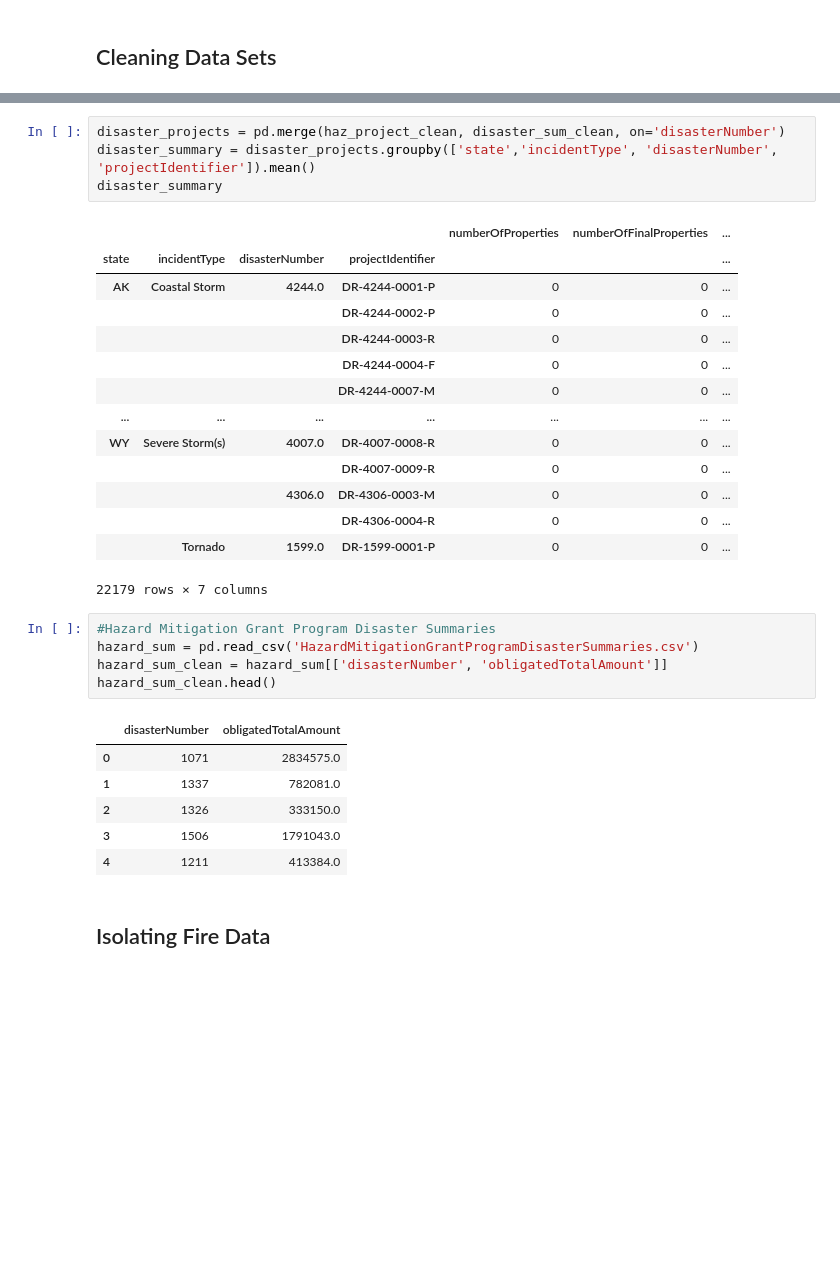
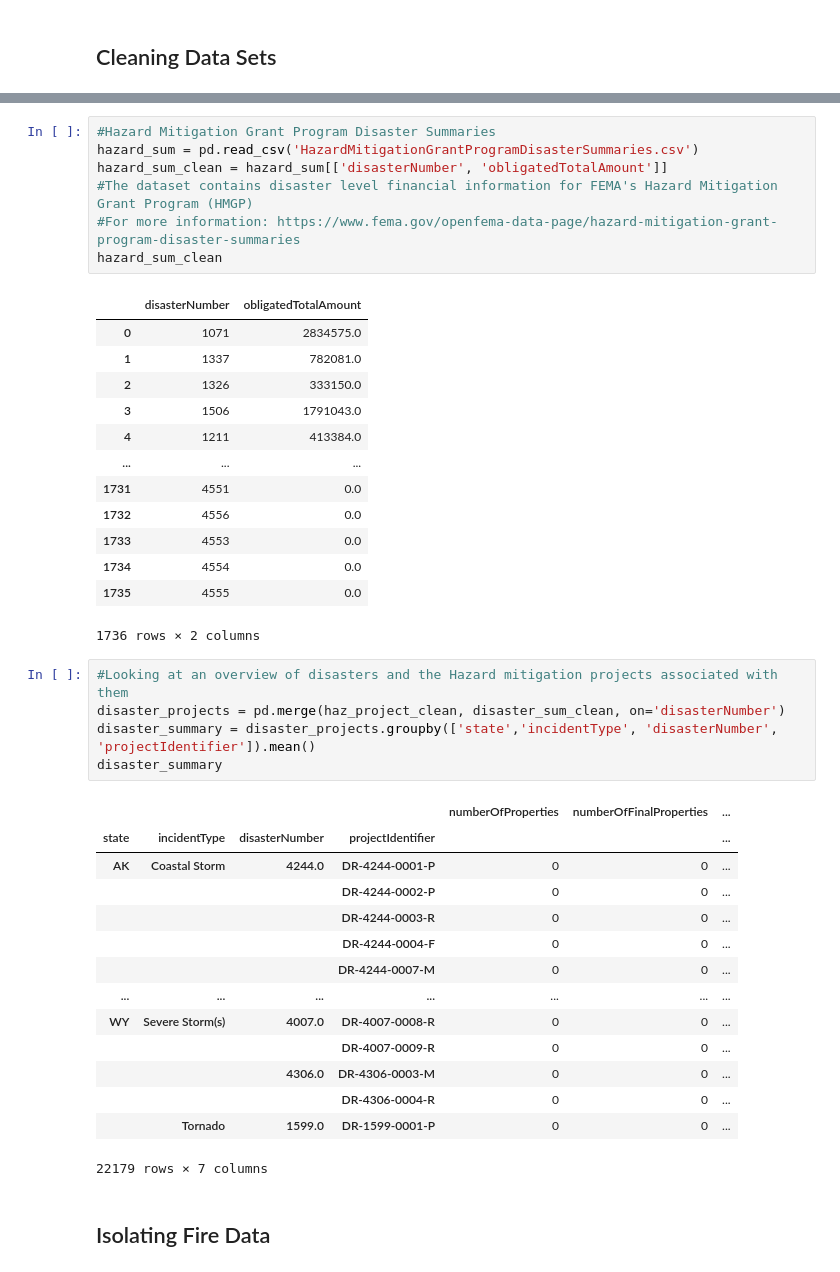
Before and after one commit to anPerger/project-1, a Jupyter notebook: Cleaning Data.ipynb, the cells around one changed output, grey strips where cells are left out. Saved outputs shown, nothing was run; the diff lists cells and outputs as text; blank space fills up the shorter version.

```diff
--- a/Cleaning Data.ipynb
+++ b/Cleaning Data.ipynb
@@ -44,7 +55,29 @@ haz_project_clean
 | 29194 | NaN | 200.1: Acquisition of Private Rea... | 4 | 4 | 1246648.3 | ... |
 | 29195 | NaN | 404.1: Localized Flood Control Sy... | 2 | 2 | 15113600.0 | ... |
 29196 rows × 9 columns
+# %%
+#Hazard Mitigation Grant Program Disaster Summaries
+hazard_sum = pd.read_csv('HazardMitigationGrantProgramDisasterSummaries.csv')
+hazard_sum_clean = hazard_sum[['disasterNumber', 'obligatedTotalAmount']]
+#The dataset contains disaster level financial information for FEMA's Hazard Mitigation Grant Program (HMGP)
+#For more information: https://www.fema.gov/openfema-data-page/hazard-mitigation-grant-program-disaster-summaries
+hazard_sum_clean
+# %% [output]
+|  | disasterNumber | obligatedTotalAmount |
+| 0 | 1071 | 2834575.0 |
+| 1 | 1337 | 782081.0 |
+| 2 | 1326 | 333150.0 |
+| 3 | 1506 | 1791043.0 |
+| 4 | 1211 | 413384.0 |
+| ... | ... | ... |
+| 1731 | 4551 | 0.0 |
+| 1732 | 4556 | 0.0 |
+| 1733 | 4553 | 0.0 |
+| 1734 | 4554 | 0.0 |
+| 1735 | 4555 | 0.0 |
+1736 rows × 2 columns
 # %%
+#Looking at an overview of disasters and the Hazard mitigation projects associated with them
 disaster_projects = pd.merge(haz_project_clean, disaster_sum_clean, on='disasterNumber')
 disaster_summary = disaster_projects.groupby(['state','incidentType', 'disasterNumber', 'projectIdentifier']).mean()
 disaster_summary
@@ -63,18 +96,6 @@ disaster_summary
 |  |  |  | DR-4306-0004-R | 0 | 0 | ... |
 |  | Tornado | 1599.0 | DR-1599-0001-P | 0 | 0 | ... |
 22179 rows × 7 columns
-# %%
-#Hazard Mitigation Grant Program Disaster Summaries
-hazard_sum = pd.read_csv('HazardMitigationGrantProgramDisasterSummaries.csv')
-hazard_sum_clean = hazard_sum[['disasterNumber', 'obligatedTotalAmount']]
-hazard_sum_clean.head()
-# %% [output]
-|  | disasterNumber | obligatedTotalAmount |
-| 0 | 1071 | 2834575.0 |
-| 1 | 1337 | 782081.0 |
-| 2 | 1326 | 333150.0 |
-| 3 | 1506 | 1791043.0 |
-| 4 | 1211 | 413384.0 |
 # %% [markdown]
 ## Isolating Fire Data
 # %%
```
Also changed, not shown: parts of 14 cells of this notebook.
